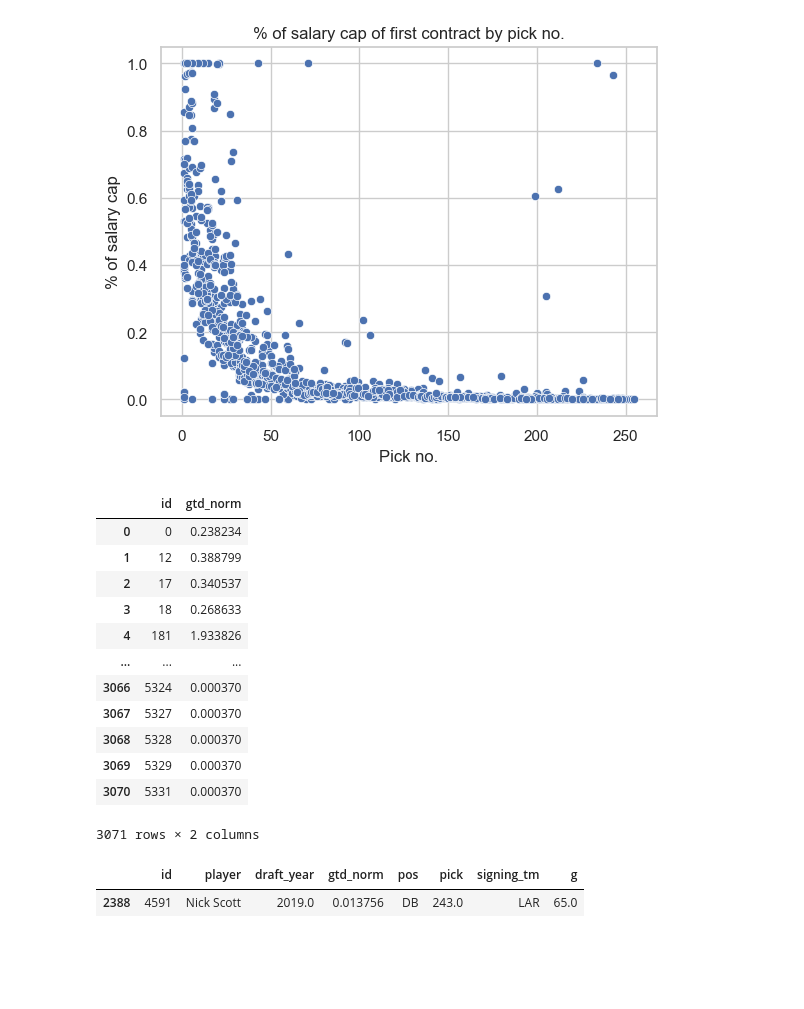
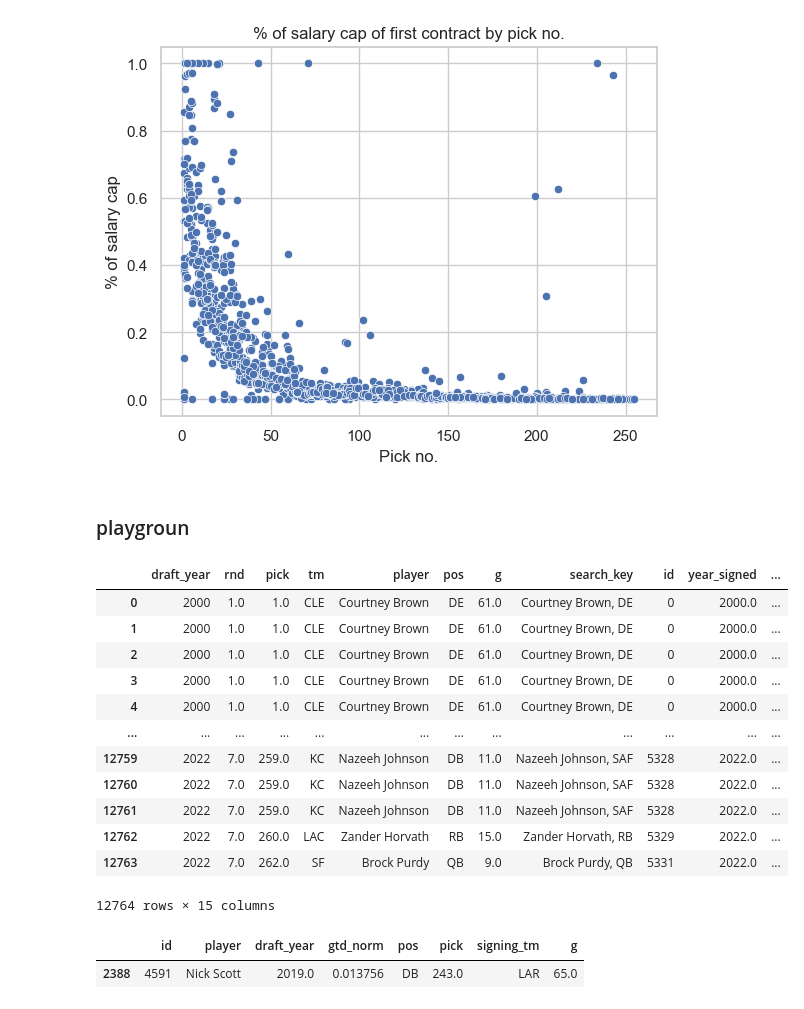
Before and after one commit to nliusont/nfl-draft-value, a Jupyter notebook: contracts.ipynb, the cells around one changed output. Drawn from its saved outputs; the diff is of its cells as text; code cells hidden in the pictures; blank space fills up the shorter version.

```diff
--- a/contracts.ipynb
+++ b/contracts.ipynb
@@ -600,26 +597,32 @@ plt.show()
 [figure]
 # %%
 all = pd.read_pickle('data/combined_data_2000-2023.pkl')
+# %% [markdown]
+### playgroun
 # %%
 # group by player name and save that
-data[['gtd_norm', 'id']]\
+test = data[['gtd_norm', 'id']]\
         .groupby('id')\
         .sum() \
         .reset_index()  # group by player
+
+test.columns = ['gtd_norm_sum', 'id']
-# %% [output]
-|  | id | gtd_norm |
-| 0 | 0 | 0.238234 |
-| 1 | 12 | 0.388799 |
-| 2 | 17 | 0.340537 |
-| 3 | 18 | 0.268633 |
-| 4 | 181 | 1.933826 |
-| ... | ... | ... |
-| 3066 | 5324 | 0.000370 |
-| 3067 | 5327 | 0.000370 |
-| 3068 | 5328 | 0.000370 |
-| 3069 | 5329 | 0.000370 |
-| 3070 | 5331 | 0.000370 |
-3071 rows × 2 columns
+# %%
+data.merge(test, how='left', on='id')
+# %% [output]
+|  | draft_year | rnd | pick | tm | player | pos | g | search_key | id | year_signed | ... |
+| 0 | 2000 | 1.0 | 1.0 | CLE | Courtney Brown | DE | 61.0 | Courtney Brown, DE | 0 | 2000.0 | ... |
+| 1 | 2000 | 1.0 | 1.0 | CLE | Courtney Brown | DE | 61.0 | Courtney Brown, DE | 0 | 2000.0 | ... |
+| 2 | 2000 | 1.0 | 1.0 | CLE | Courtney Brown | DE | 61.0 | Courtney Brown, DE | 0 | 2000.0 | ... |
+| 3 | 2000 | 1.0 | 1.0 | CLE | Courtney Brown | DE | 61.0 | Courtney Brown, DE | 0 | 2000.0 | ... |
+| 4 | 2000 | 1.0 | 1.0 | CLE | Courtney Brown | DE | 61.0 | Courtney Brown, DE | 0 | 2000.0 | ... |
+| ... | ... | ... | ... | ... | ... | ... | ... | ... | ... | ... | ... |
+| 12759 | 2022 | 7.0 | 259.0 | KC | Nazeeh Johnson | DB | 11.0 | Nazeeh Johnson, SAF | 5328 | 2022.0 | ... |
+| 12760 | 2022 | 7.0 | 259.0 | KC | Nazeeh Johnson | DB | 11.0 | Nazeeh Johnson, SAF | 5328 | 2022.0 | ... |
+| 12761 | 2022 | 7.0 | 259.0 | KC | Nazeeh Johnson | DB | 11.0 | Nazeeh Johnson, SAF | 5328 | 2022.0 | ... |
+| 12762 | 2022 | 7.0 | 260.0 | LAC | Zander Horvath | RB | 15.0 | Zander Horvath, RB | 5329 | 2022.0 | ... |
+| 12763 | 2022 | 7.0 | 262.0 | SF | Brock Purdy | QB | 9.0 | Brock Purdy, QB | 5331 | 2022.0 | ... |
+12764 rows × 15 columns
 # %%
 data_grouped[data_grouped['player']=='Nick Scott']
 # %% [output]
```
Also changed, not shown: parts of 2 cells of this notebook.
